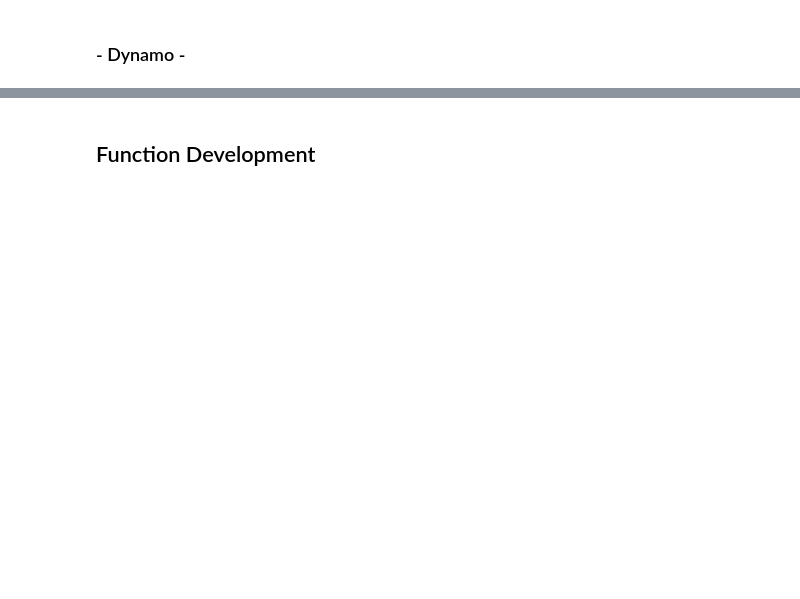
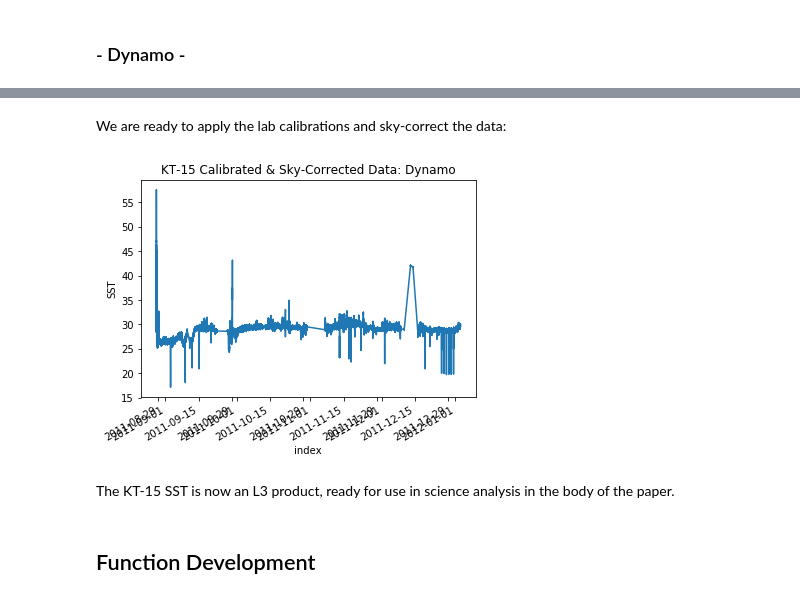
Before and after one commit to carsonwitte/SST-Rain-Response-Code, a Jupyter notebook: Research Summary.ipynb, the cells around one changed output, grey strips where cells are left out. Saved outputs shown, nothing was run; the diff lists cells and outputs as text; code cells hidden in the pictures; blank space fills up the shorter version.

Commit message:
Processed Dynamo KT15 data

```diff
--- a/Research Summary.ipynb
+++ b/Research Summary.ipynb
@@ -253,2 +332,12 @@ The KT-15 data is now a L3 product, ready for use in science analysis in the bod
+# %% [markdown]
+We are ready to apply the lab calibrations and sky-correct the data:
+# %%
+KT15_calibrate_skycorrect82(l1data_path = '../Data/Level_1/Dynamo/KT15/Dynamo_KT15_7409_7417.cdf',
+                            output_path = '../Data/Level_3/Dynamo/KT15/',
+                            cal_path = '../Data/Level_1/Dynamo/KT15_LabCalibrations/')
+# %% [output]
+[figure, added]
+# %% [markdown]
+The KT-15 SST is now an L3 product, ready for use in science analysis in the body of the paper.
 # %% [markdown]
 ## Function Development
```
Also changed, not shown: parts of 12 cells of this notebook, 13 other files.
